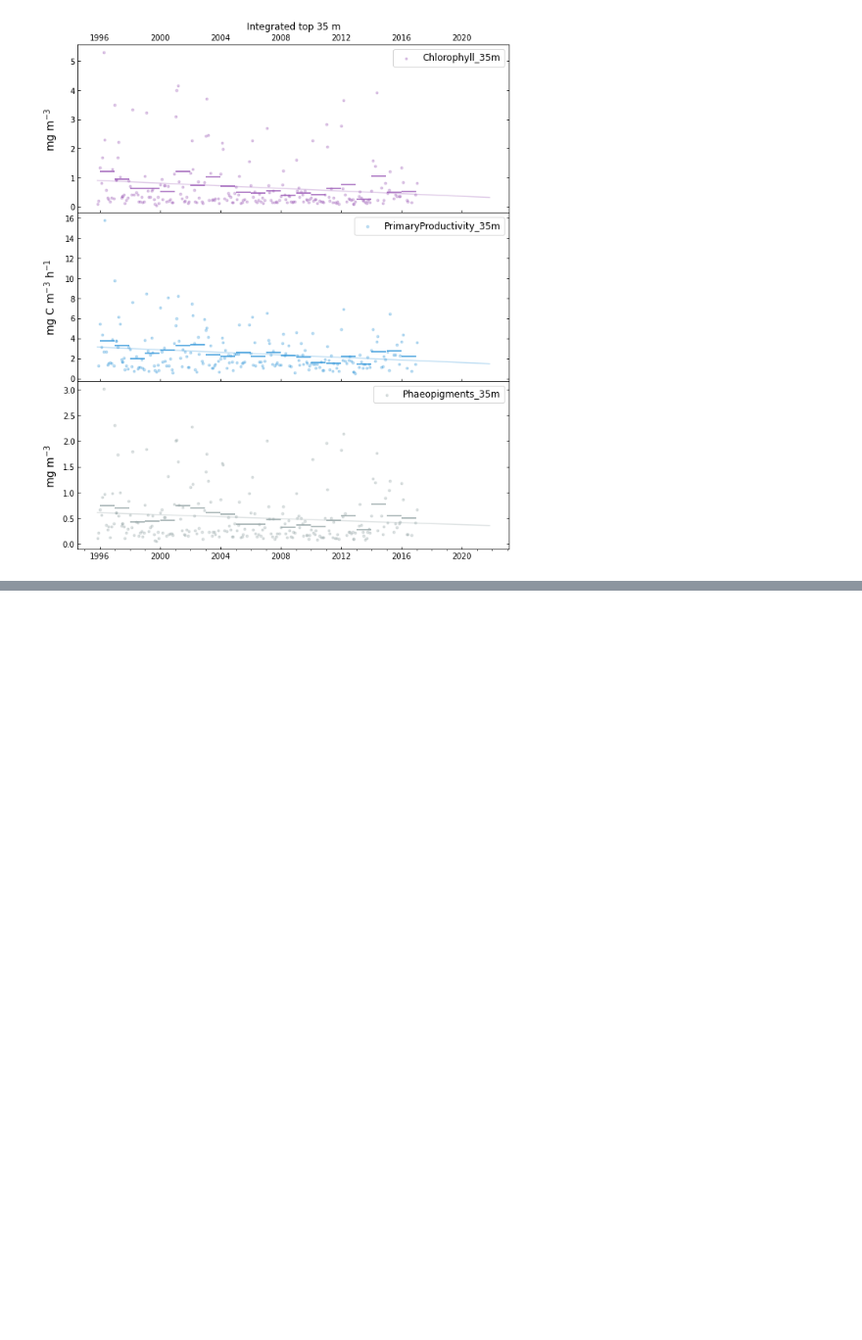
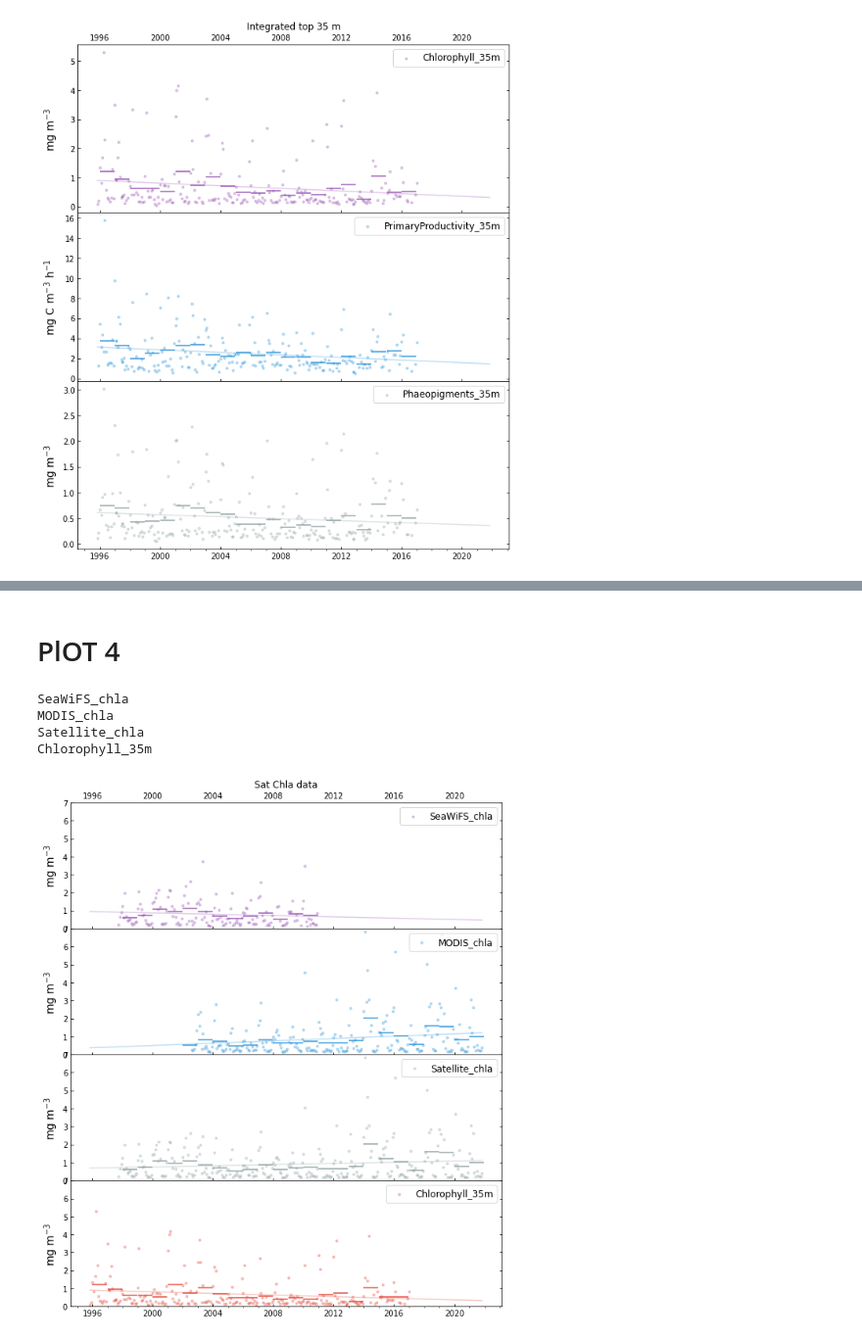
Before and after one commit to ben1post/BennyPhD, a Jupyter notebook: CaRiaco/SCRIPPS/CARIACO_data/Manuscript2DataAnalysis/DataCatalogueViz/Plots_TIMESERIESDATA.ipynb, the cells around one changed output, grey strips where cells are left out. Shown at 98% size. Drawn from its saved outputs; the diff is of its cells as text; code cells hidden in the pictures; blank space fills up the shorter version.

```diff
--- a/CaRiaco/SCRIPPS/CARIACO_data/Manuscript2DataAnalysis/DataCatalogueViz/Plots_TIMESERIESDATA.ipynb
+++ b/CaRiaco/SCRIPPS/CARIACO_data/Manuscript2DataAnalysis/DataCatalogueViz/Plots_TIMESERIESDATA.ipynb
@@ -222,0 +242,15 @@ Phaeopigments_35to100m
+# %% [markdown]
+# PlOT 4
+# %%
+plot_cols = ['SeaWiFS_chla', 'MODIS_chla', 'Satellite_chla', 'Chlorophyll_35m']
+y_label = ['mg $\mathrm{m}^{-3}$', 'mg $\mathrm{m}^{-3}$', 'mg $\mathrm{m}^{-3}$', 'mg $\mathrm{m}^{-3}$']
+no_of_rows = len(plot_cols)
+
+plottimeseries(plot_cols, y_label, no_of_rows, title='Sat Chla data', same_ylim=True, ylim=(0,7))
+plt.savefig("NewTimeSeriesPlots/TS4_ChlorophyllSatellite.png")
+# %% [output]
+SeaWiFS_chla
+MODIS_chla
+Satellite_chla
+Chlorophyll_35m
+[figure, added]
```
Also changed, not shown: parts of 10 cells of this notebook, 48 other files.
